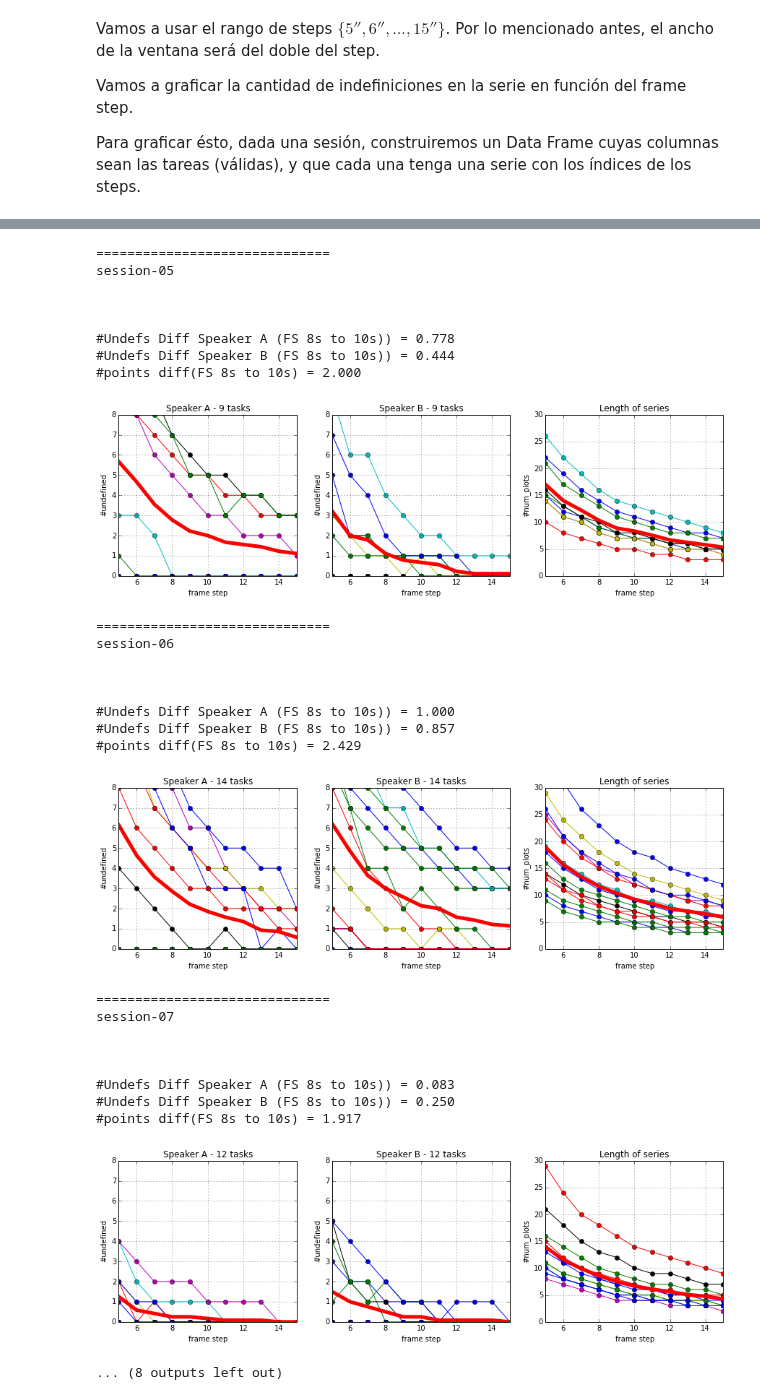
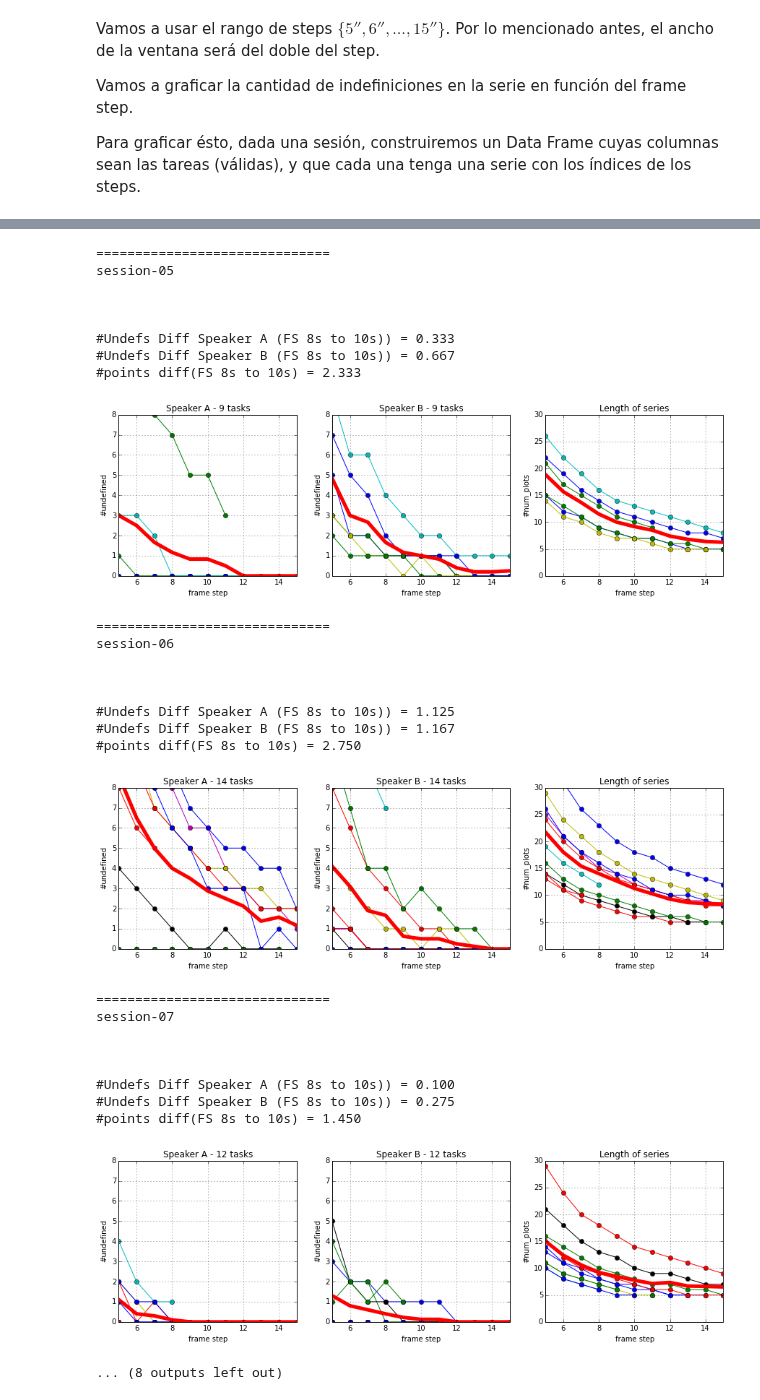
Before and after one commit to luquesky/tesis, a Jupyter notebook: window_selection.ipynb, the cells around one changed output, grey strips where cells are left out. Drawn from its saved outputs; the diff is of its cells as text; code cells hidden in the pictures.

```diff
--- a/window_selection.ipynb
+++ b/window_selection.ipynb
@@ -67,6 +59,8 @@ def get_session_data_frame(session, feature, task_threshold):
             A, _ = tama(task.speechA, feature, frame_step=frame_step, frame_length=frame_length)
             B, _ = tama(task.speechB, feature, frame_step=frame_step, frame_length=frame_length)
 
+            if A.count() <= 4 or B.count() <= 4:
+                continue
             task_frame_A[frame_step] = A.isnull().sum()
             task_frame_B[frame_step] = B.isnull().sum()
             len_data[task.name][frame_step] = A.size
@@ -152,28 +146,28 @@ session-04
 ==============================
 session-05
 
 
 
-#Undefs Diff Speaker A (FS 8s to 10s)) = 0.778
-#Undefs Diff Speaker B (FS 8s to 10s)) = 0.444
-#points diff(FS 8s to 10s) = 2.000
+#Undefs Diff Speaker A (FS 8s to 10s)) = 0.333
+#Undefs Diff Speaker B (FS 8s to 10s)) = 0.667
+#points diff(FS 8s to 10s) = 2.333
-[figure, old version]
+[figure, new version]
 ==============================
 session-06
 
 
 
-#Undefs Diff Speaker A (FS 8s to 10s)) = 1.000
-#Undefs Diff Speaker B (FS 8s to 10s)) = 0.857
-#points diff(FS 8s to 10s) = 2.429
+#Undefs Diff Speaker A (FS 8s to 10s)) = 1.125
+#Undefs Diff Speaker B (FS 8s to 10s)) = 1.167
+#points diff(FS 8s to 10s) = 2.750
-[figure, old version]
+[figure, new version]
 ==============================
 session-07
 
 
 
-#Undefs Diff Speaker A (FS 8s to 10s)) = 0.083
-#Undefs Diff Speaker B (FS 8s to 10s)) = 0.250
-#points diff(FS 8s to 10s) = 1.917
+#Undefs Diff Speaker A (FS 8s to 10s)) = 0.100
+#Undefs Diff Speaker B (FS 8s to 10s)) = 0.275
+#points diff(FS 8s to 10s) = 1.450
-[figure, old version]
+[figure, new version]
 ... (8 outputs left out)
```
Also changed, not shown: parts of 4 cells of this notebook.
